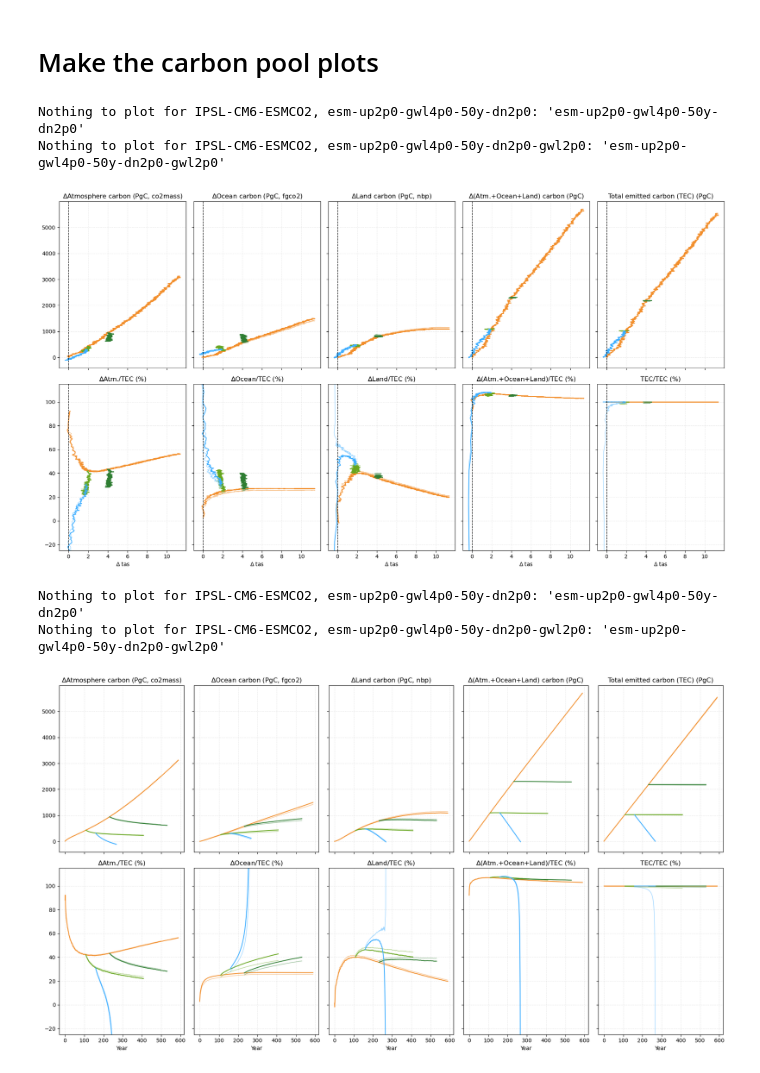
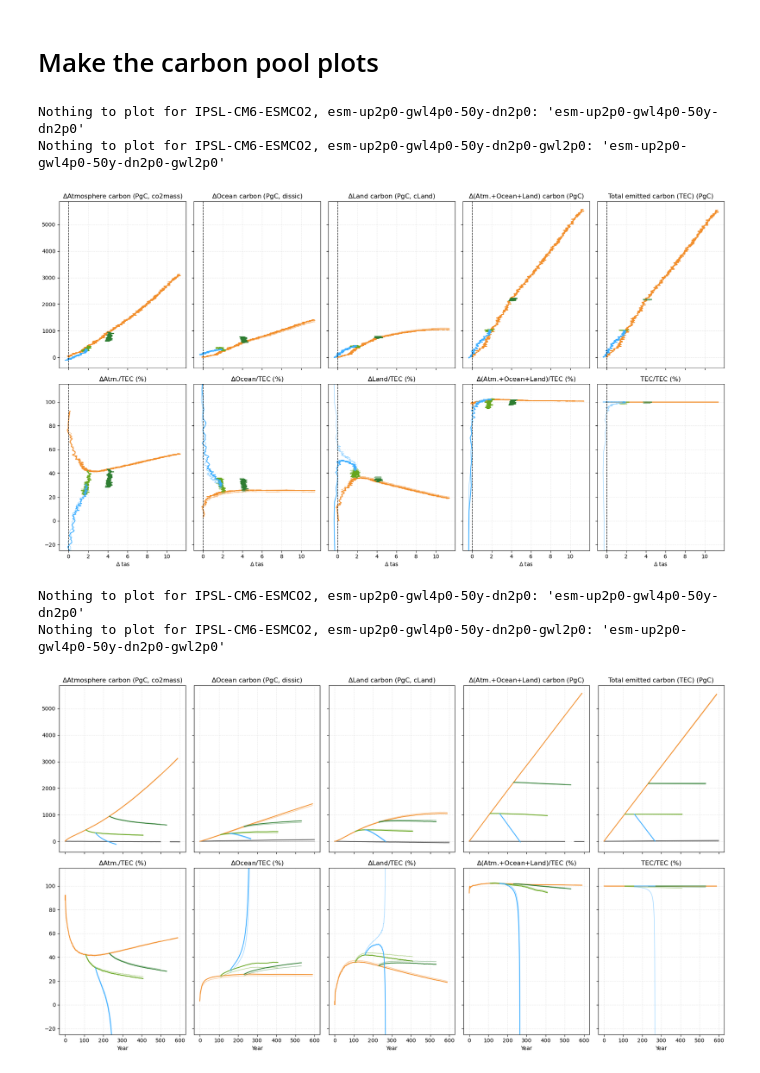
Before and after one commit to eikekoehn/TIPMIP_carbon_cycle, a Jupyter notebook: 02_analysis_and_plotting/plot_time_series_of_global_carbon_pools.ipynb, the cells around one changed output. Saved outputs shown, nothing was run; the diff lists cells and outputs as text; code cells hidden in the pictures.

```diff
--- a/02_analysis_and_plotting/plot_time_series_of_global_carbon_pools.ipynb
+++ b/02_analysis_and_plotting/plot_time_series_of_global_carbon_pools.ipynb
@@ -320,8 +320,8 @@ Nothing to plot for co2mass, IPSL-CM6-ESMCO2, r1i2p3f1, esm-up2p0-gwl4p0-50y-dn2
 # Make the carbon pool plots
 # %%
 # ocean var
-ocean_var = 'fgco2' # 'dissic'
-land_var = 'nbp' # 'cLand'
+ocean_var = 'dissic' #'fgco2' # 'dissic'
+land_var = 'cLand' #'nbp' # 'cLand'
 # %%
 correct_for_piC = 'both' #['no', 'both']
 
@@ -444,7 +444,7 @@ for model in models:
 # %% [output]
 Nothing to plot for IPSL-CM6-ESMCO2, esm-up2p0-gwl4p0-50y-dn2p0: 'esm-up2p0-gwl4p0-50y-dn2p0'
 Nothing to plot for IPSL-CM6-ESMCO2, esm-up2p0-gwl4p0-50y-dn2p0-gwl2p0: 'esm-up2p0-gwl4p0-50y-dn2p0-gwl2p0'
-[figure, old version]
+[figure, new version]
 # %%
 correct_for_piC = 'both'  # ['no', 'both']
 
@@ -461,7 +461,7 @@ for model in models:
         print(f'No piControl for {model}')
         continue
 
-    for run in runs[1:]:
+    for run in runs:#[1:]:
         color = run_dict[run].color_id
 
         try:
@@ -469,6 +469,12 @@ for model in models:
             cOcean = all_global_stats[ocean_var][model][run]
             cLand = all_global_stats[land_var][model][run]
             cEm = all_global_stats['fco2antt'][model][run]
+
+
+            cAtm, cOcean, cLand, cEm = xr.align(
+                cAtm, cOcean, cLand, cEm,
+                join="inner"
+            )
 
             cAOL = cAtm + cOcean + cLand
 
@@ -522,49 +528,50 @@ for model in models:
 
             cEm_safe = cEm.where(cEm != 0)
 
-            if correct_for_piC in ['no', 'both']:
-                ax[1,0].plot(time, cAtm / cEm_safe * 100, color=color)
-                ax[1,1].plot(time, cOcean / cEm_safe * 100, color=color)
-                ax[1,2].plot(time, cLand / cEm_safe * 100, color=color)
-                ax[1,3].plot(time, cAOL / cEm_safe * 100, color=color)
-                ax[1,4].plot(time, cEm / cEm_safe * 100, color=color)
+            if run != 'esm-piControl':
+                if correct_for_piC in ['no', 'both']:
+                    ax[1,0].plot(time, cAtm / cEm_safe * 100, color=color)
+                    ax[1,1].plot(time, cOcean / cEm_safe * 100, color=color)
+                    ax[1,2].plot(time, cLand / cEm_safe * 100, color=color)
+                    ax[1,3].plot(time, cAOL / cEm_safe * 100, color=color)
+                    ax[1,4].plot(time, cEm / cEm_safe * 100, color=color)
 
-            if correct_for_piC in ['yes', 'both']:
-                ax[1,0].plot(time, cAtm_anom / cEm_safe * 100, color=color, alpha=0.5, linewidth=1)
-                ax[1,1].plot(time, cOcean_anom / cEm_safe * 100, color=color, alpha=0.5, linewidth=1)
-                ax[1,2].plot(time, cLand_anom / cEm_safe * 100, color=color, alpha=0.5, linewidth=1)
-                ax[1,3].plot(time, cAOL_anom / cEm_safe * 100, color=color, alpha=0.5, linewidth=1)
-                ax[1,4].plot(time, cEm_anom / cEm_safe * 100, color=color, alpha=0.5, linewidth=1)
+                if correct_for_piC in ['yes', 'both']:
+                    ax[1,0].plot(time, cAtm_anom / cEm_safe * 100, color=color, alpha=0.5, linewidth=1)
+                    ax[1,1].plot(time, cOcean_anom / cEm_safe * 100, color=color, alpha=0.5, linewidth=1)
+                    ax[1,2].plot(time, cLand_anom / cEm_safe * 100, color=color, alpha=0.5, linewidth=1)
+                    ax[1,3].plot(time, cAOL_anom / cEm_safe * 100, color=color, alpha=0.5, linewidth=1)
+                    ax[1,4].plot(time, cEm_anom / cEm_safe * 100, color=color, alpha=0.5, linewidth=1)
 
         except Exception as e:
             print(f'Nothing to plot for {model}, {run}: {e}')
 
     # --- styling ---
     for axi in ax.flatten():
         axi.grid(True, linestyle='--', alpha=0.25)
 
     xyears = [0, 100, 200, 300, 400, 500, 600]
     xticks = [cftime.DatetimeNoLeap(year, 1, 1) for year in xyears]
     for axi in ax[-1, :]:
         axi.set_ylim([-25, 115])
         axi.set_xlabel('Year')
         axi.set_xticks(xticks)
         axi.set_xticklabels(xyears)
 
     ax[0,0].set_title(r'$\Delta$Atmosphere carbon (PgC, co2mass)')
     ax[0,1].set_title(f'$\Delta$Ocean carbon (PgC, {ocean_var})')
     ax[0,2].set_title(f'$\Delta$Land carbon (PgC, {land_var})')
     ax[0,3].set_title(r'$\Delta$(Atm.+Ocean+Land) carbon (PgC)')
     ax[0,4].set_title(r'Total emitted carbon (TEC) (PgC)')
 
     ax[1,0].set_title(r'$\Delta$Atm./TEC (%)')
     ax[1,1].set_title(r'$\Delta$Ocean/TEC (%)')
     ax[1,2].set_title(r'$\Delta$Land/TEC (%)')
     ax[1,3].set_title(r'$\Delta$(Atm.+Ocean+Land)/TEC (%)')
     ax[1,4].set_title(r'TEC/TEC (%)')
 
     plt.tight_layout()
 # %% [output]
 Nothing to plot for IPSL-CM6-ESMCO2, esm-up2p0-gwl4p0-50y-dn2p0: 'esm-up2p0-gwl4p0-50y-dn2p0'
 Nothing to plot for IPSL-CM6-ESMCO2, esm-up2p0-gwl4p0-50y-dn2p0-gwl2p0: 'esm-up2p0-gwl4p0-50y-dn2p0-gwl2p0'
-[figure, old version]
+[figure, new version]
```
Also changed, not shown: 1 other file.
